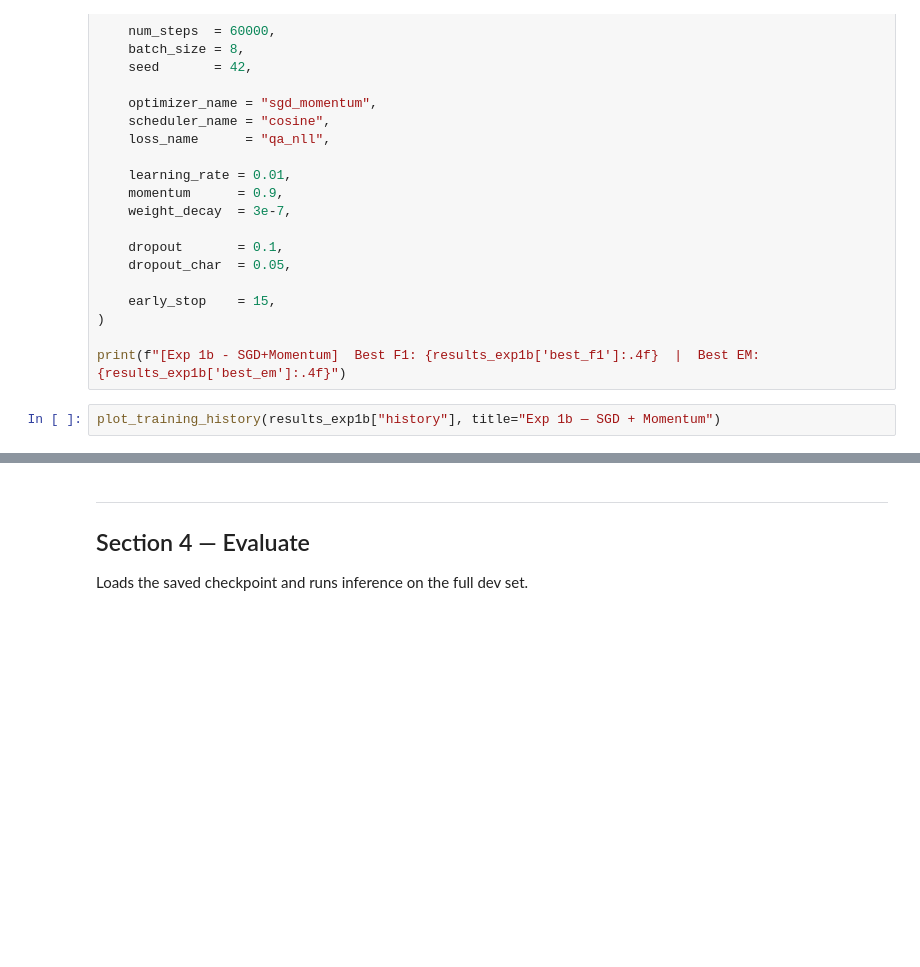
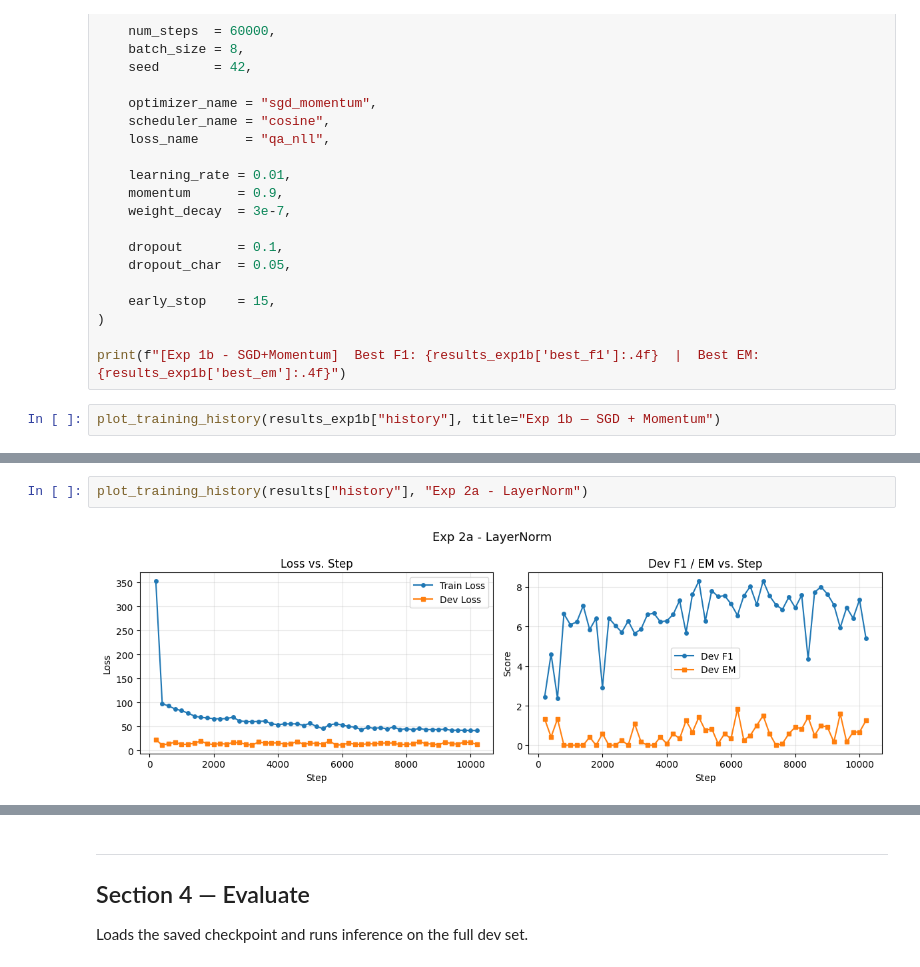
Before and after one commit to 1445249760/5329_A1, a Jupyter notebook: assignment1.ipynb, the cells around one changed output, grey strips where cells are left out. Cells and saved outputs as stored; diff of their text form; blank space fills up the shorter version.

```diff
--- a/assignment1.ipynb
+++ b/assignment1.ipynb
@@ -263,0 +336,4 @@ plot_training_history(results_exp1b["history"], title="Exp 1b — SGD + Momentum
+# %%
+plot_training_history(results["history"], "Exp 2a - LayerNorm")
+# %% [output]
+[figure, added]
```
Also changed, not shown: parts of 3 cells of this notebook.
